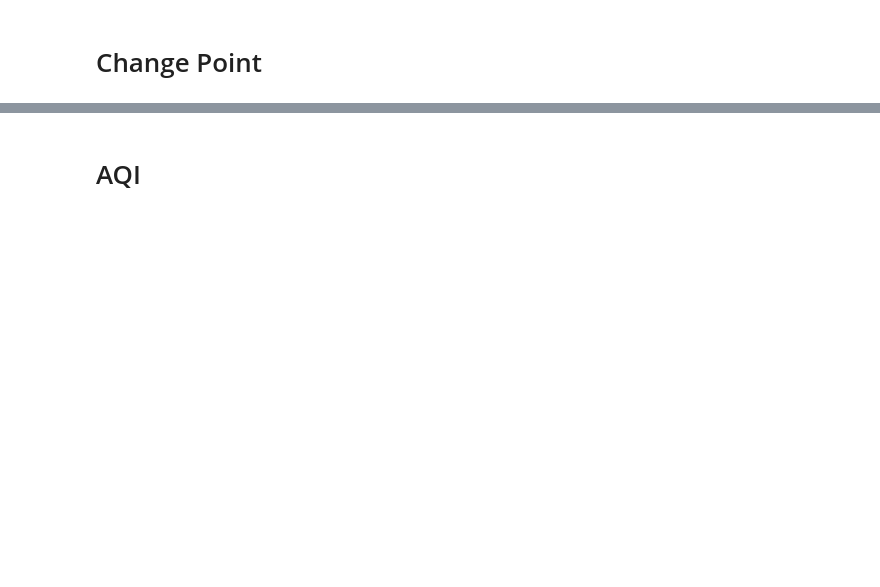
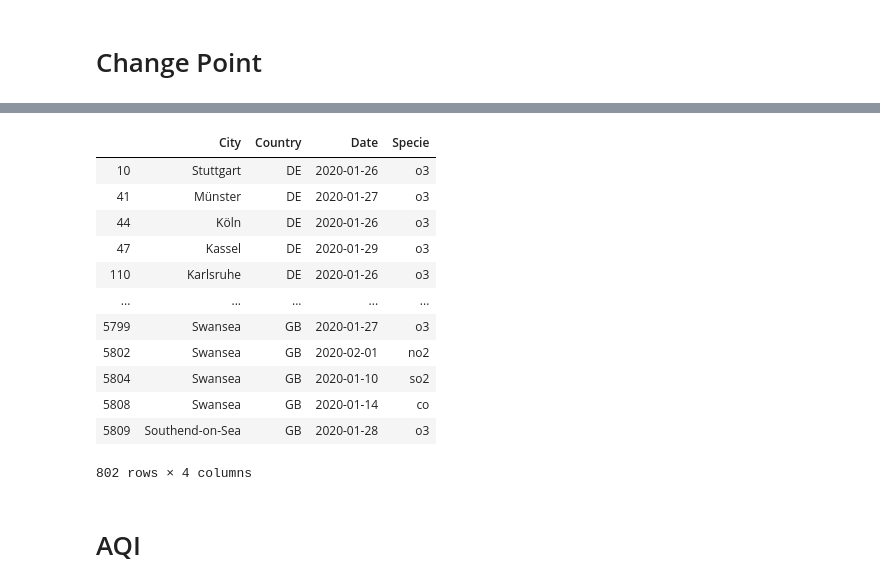
Before and after one commit to sherryxhu/Covid-Datafest-2020, a Jupyter notebook: EDA.ipynb, the cells around one changed output, grey strips where cells are left out. Drawn from its saved outputs; the diff is of its cells as text; code cells hidden in the pictures; blank space fills up the shorter version.

```diff
--- a/EDA.ipynb
+++ b/EDA.ipynb
@@ -64,0 +148,18 @@ df_test.reset_index(drop=True).iloc[result[:-1],]
+# %%
+df_final=df_final[['City','Country','Date','Specie']]
+df_final = df_final.drop_duplicates()
+df_final
+# %% [output]
+|  | City | Country | Date | Specie |
+| 10 | Stuttgart | DE | 2020-01-26 | o3 |
+| 41 | Münster | DE | 2020-01-27 | o3 |
+| 44 | Köln | DE | 2020-01-26 | o3 |
+| 47 | Kassel | DE | 2020-01-29 | o3 |
+| 110 | Karlsruhe | DE | 2020-01-26 | o3 |
+| ... | ... | ... | ... | ... |
+| 5799 | Swansea | GB | 2020-01-27 | o3 |
+| 5802 | Swansea | GB | 2020-02-01 | no2 |
+| 5804 | Swansea | GB | 2020-01-10 | so2 |
+| 5808 | Swansea | GB | 2020-01-14 | co |
+| 5809 | Southend-on-Sea | GB | 2020-01-28 | o3 |
+802 rows × 4 columns
```
Also changed, not shown: parts of 21 cells of this notebook, 2 other files.
